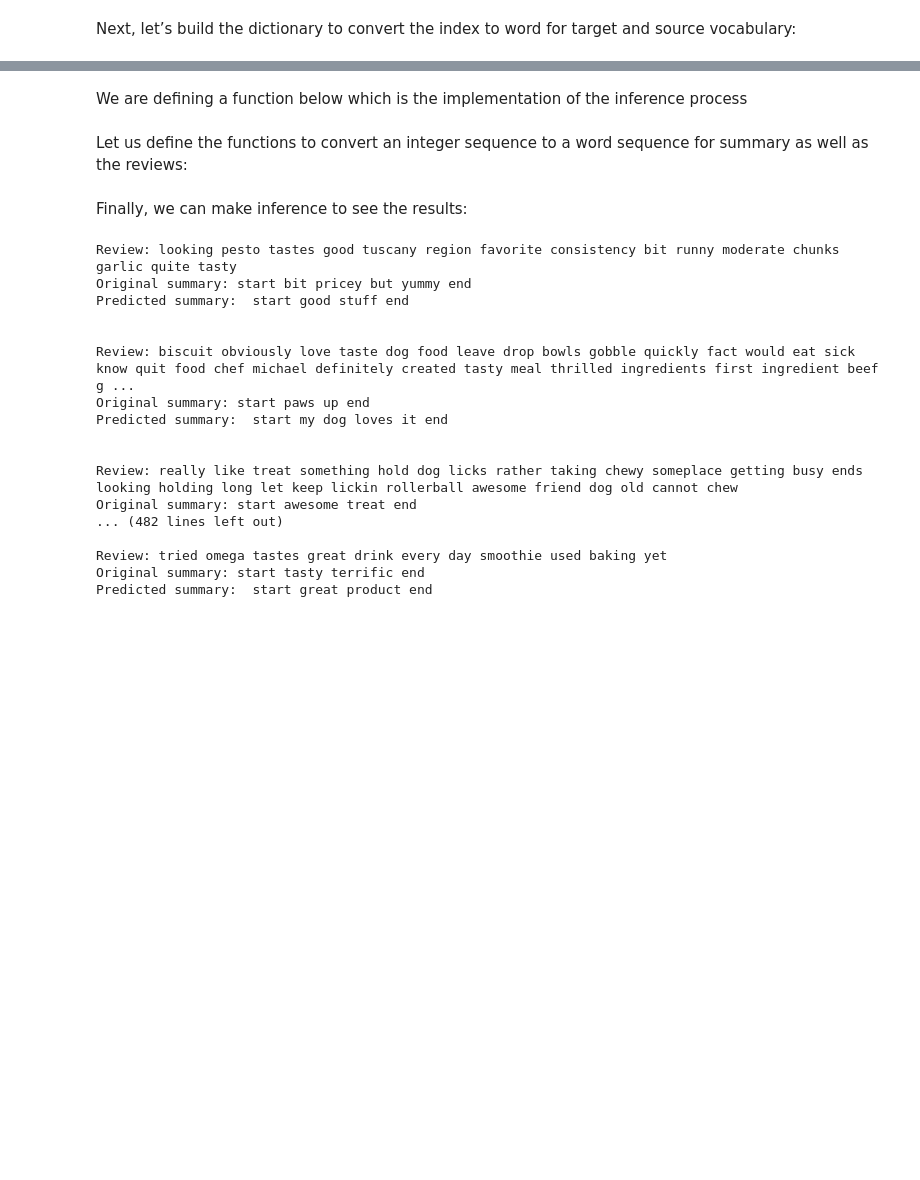
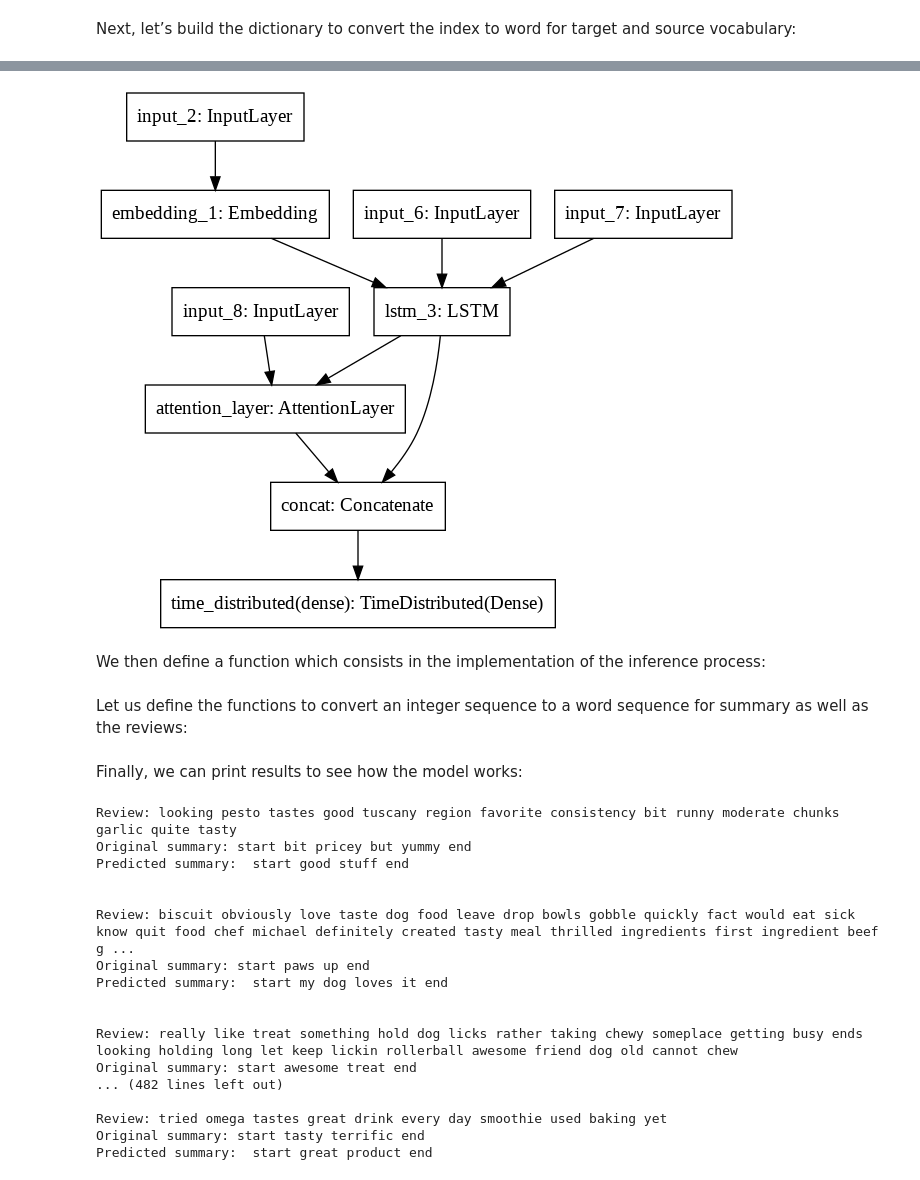
Before and after one commit to RCrvro/Text-Summarization-Project, a Jupyter notebook: Text Mining Project - Riccardo Cervero_794126.ipynb, the cells around one changed output, grey strips where cells are left out. Saved outputs shown, nothing was run; the diff lists cells and outputs as text; code cells hidden in the pictures; blank space fills up the shorter version.

```diff
--- a/Text Mining Project - Riccardo Cervero_794126.ipynb
+++ b/Text Mining Project - Riccardo Cervero_794126.ipynb
@@ -693,7 +693,7 @@ db.head(1)
 # %% [markdown]
 Then, we divide the corpus into training and validation set:
 # %%
-x_tr,x_val,y_tr,y_val=train_test_split(np.array(db['text']),np.array(db['summary']),test_size=0.01,random_state=0,shuffle=True)
+x_tr,x_val,y_tr,y_val=train_test_split(np.array(db['text']),np.array(db['summary']),test_size=0.1,random_state=0,shuffle=True)
 # %% [markdown]
 It is now necessary to performe a rare words analysis and tokenize training set reviews and summaries:
 # %%
@@ -1063,4 +1108,8 @@ decoder_model = Model(
+# %%
+plot_model(decoder_model,to_file="/content/model2.png")
+# %% [output]
+[figure, added]
 # %% [markdown]
-We are defining a function below which is the implementation of the inference process
+We then define a function which consists in the implementation of the inference process:
 # %%
 def decode_sequence(input_seq):
@@ -1115,7 +1164,7 @@ def seq2text(input_seq):
             newString=newString+reverse_source_word_index[i]+' '
     return newString
 # %% [markdown]
-Finally, we can make inference to see the results:
+Finally, we can print results to see how the model works:
 # %%
 for i in range(0,100):
     print("Review:",seq2text(x_tr[i]))
```
Also changed, not shown: parts of 11 cells of this notebook.
